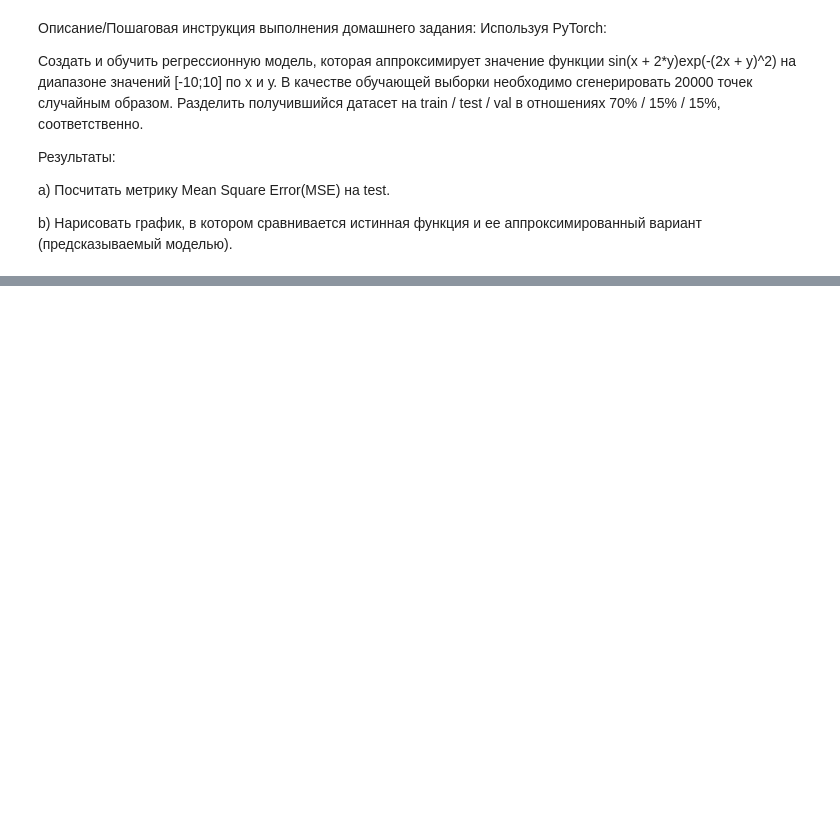
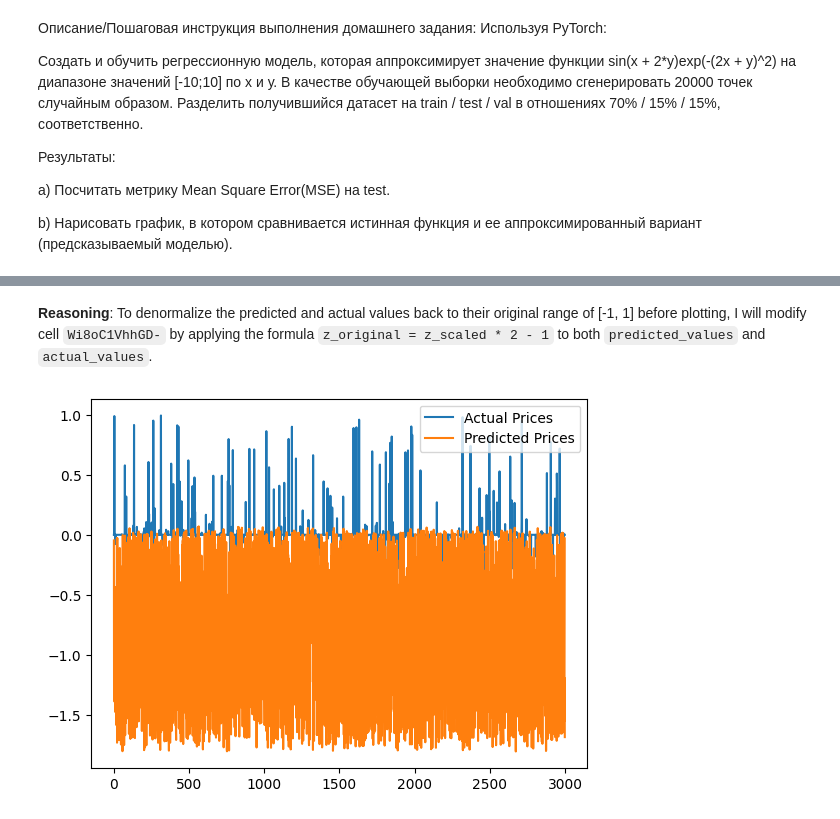
Before and after one commit to Evans-Sense/pet, a Jupyter notebook: Hometask_5_MLPro2025.ipynb, the cells around one changed output, grey strips where cells are left out. Drawn from its saved outputs; the diff is of its cells as text; code cells hidden in the pictures; blank space fills up the shorter version.

```diff
--- a/Hometask_5_MLPro2025.ipynb
+++ b/Hometask_5_MLPro2025.ipynb
@@ -42,0 +352,6 @@ b) Нарисовать график, в котором сравнивается
+# %%
+z_min = -1.0
+z_max = 1.0
+
+print(f"Minimum possible value for the target function: {z_min}")
+print(f"Maximum possible value for the target function: {z_max}")
@@ -42,0 +401,37 @@ b) Нарисовать график, в котором сравнивается
+# %% [markdown]
+**Reasoning**:
+To denormalize the predicted and actual values back to their original range of [-1, 1] before plotting, I will modify cell `Wi8oC1VhhGD-` by applying the formula `z_original = z_scaled * 2 - 1` to both `predicted_values` and `actual_values`.
+# %%
+import matplotlib.pyplot as plt
+
+predicted_values_list = []
+actual_values_list = []
+
+model.eval() # Set model to evaluation mode
+with torch.no_grad(): # Disable gradient calculation during evaluation
+    for i, (input_data, target_data) in enumerate(eval_loader):
+        # Move tensors to the configured device
+        input_data = input_data.to(device)
+        target_data = target_data.to(device)
+
+        # Forward pass
+        outputs = model(input_data)
+
+        predicted_values_list.append(outputs.cpu()) # Move to CPU and store
+        actual_values_list.append(target_data.cpu()) # Move to CPU and store
+
+# Concatenate all tensors in the lists and convert to numpy for plotting
+predicted_values = torch.cat(predicted_values_list).squeeze().numpy() # .squeeze() handles (batch_size, 1) to (batch_size,)
+actual_values = torch.cat(actual_values_list).numpy()
+
+# Denormalize values back to original range [-1, 1]
+predicted_values = predicted_values * (z_max - z_min) + z_min
+actual_values = actual_values * (z_max - z_min) + z_min
+
+# Визуализация результатов
+plt.plot(actual_values, label='Actual Prices')
+plt.plot(predicted_values, label='Predicted Prices')
+plt.legend()
+plt.show()
+# %% [output]
+[figure, added]
```
Also changed, not shown: parts of 34 cells of this notebook.
